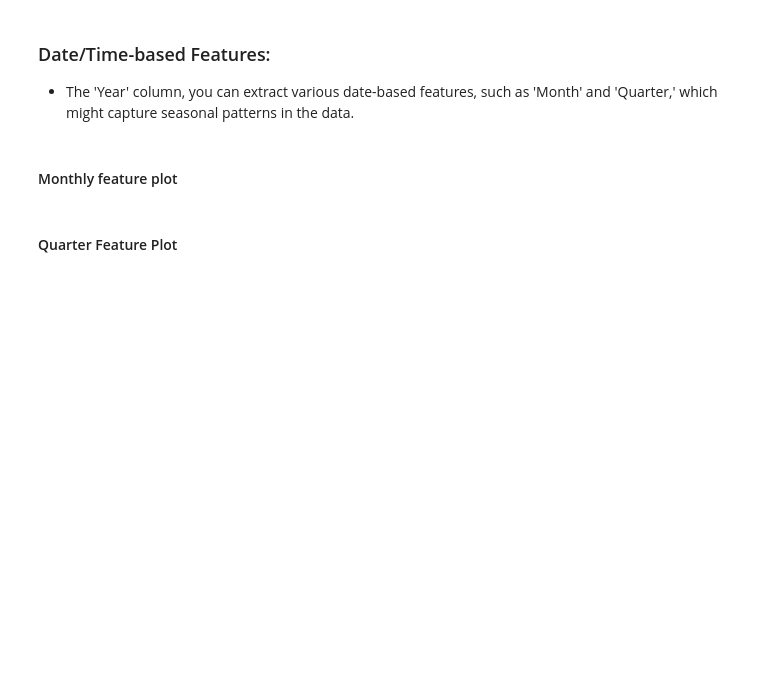
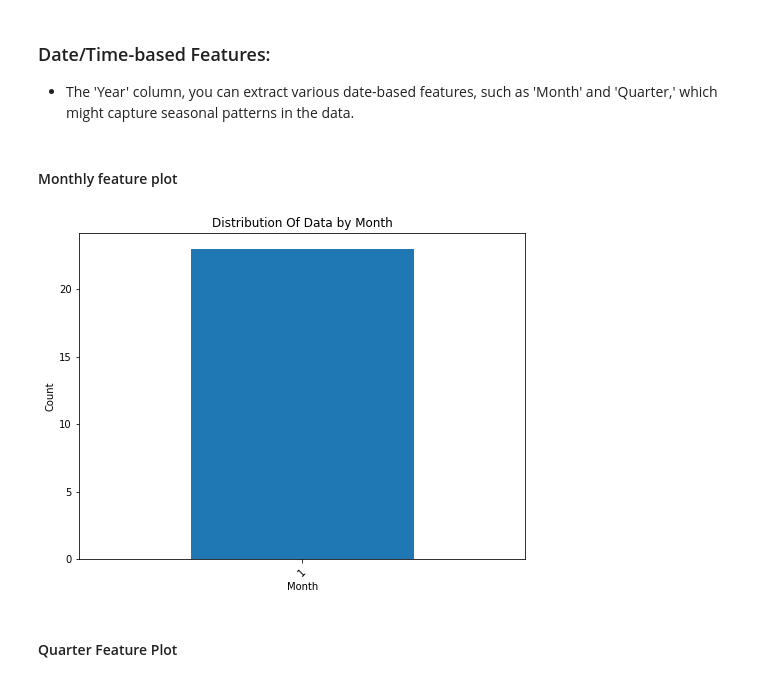
Before and after one commit to Edna722/Omdena-Machakos-Unemployment, a Jupyter notebook: Final_Pre_Processed_Data_(EDA)_Norman.ipynb, the cells around one changed output. Drawn from its saved outputs; the diff is of its cells as text; code cells hidden in the pictures; blank space fills up the shorter version.

```diff
--- a/Final_Pre_Processed_Data_(EDA)_Norman.ipynb
+++ b/Final_Pre_Processed_Data_(EDA)_Norman.ipynb
@@ -506,6 +506,17 @@ df['Month'] = df['Year'].dt.month
 df['Quarter'] = df['Year'].dt.quarter
 # %% [markdown]
 #### Monthly feature plot
+# %%
+month_counts = df['Month'].value_counts().sort_index()
+plt.figure(figsize=(8,6))
+month_counts.plot(kind = 'bar')
+plt.xlabel('Month')
+plt.ylabel('Count')
+plt.title('Distribution Of Data by Month')
+plt.xticks(rotation = 45)
+plt.show()
+# %% [output]
+[figure, added]
 # %% [markdown]
 ####  Quarter Feature Plot
 # %%
```
